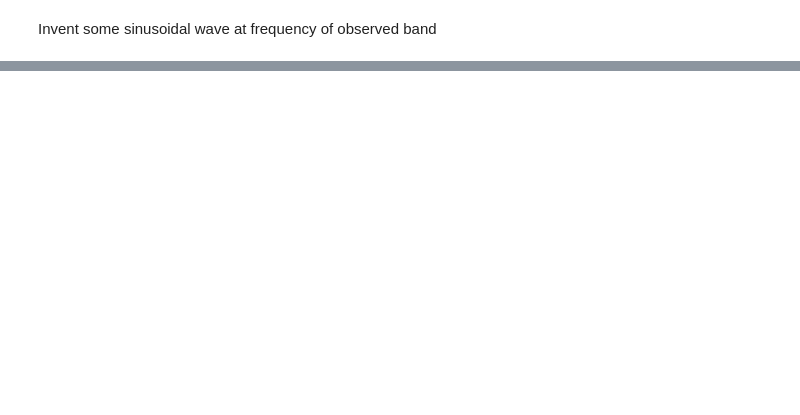
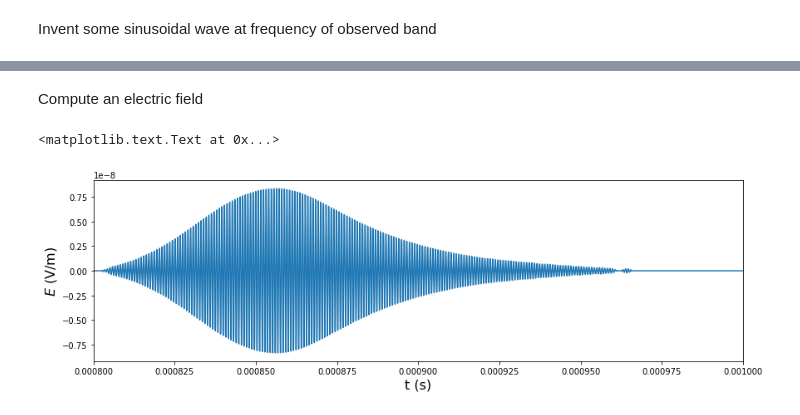
Before and after one commit to quantumfx/binary-lens, a Jupyter notebook: lens_simulation.ipynb, the cells around one changed output, grey strips where cells are left out. Saved outputs shown, nothing was run; the diff lists cells and outputs as text; code cells hidden in the pictures; blank space fills up the shorter version.

```diff
--- a/lens_simulation.ipynb
+++ b/lens_simulation.ipynb
@@ -48,0 +68,16 @@ ValueError: operands could not be broadcast together with shapes (1000,) (1600,)
+# %% [markdown]
+Compute an electric field
+# %%
+a = 109797 # rt(kg)*m/s^2/A sqrt(2*16MHz/(c*n*epsilon_0)), conversion factor between sqrt(Jansky) and E field strength assuming n=1
+b = 1e-13 # rt(kg)/s, a*b = 1.1e-8 N/C
+
+E_field = a*b*pulse*phase
+
+plt.figure(figsize=(14,4))
+plt.plot(t, E_field)
+plt.xlim(0.8e-3,1e-3)
+plt.xlabel('t (s)', fontsize=16)
+plt.ylabel(r'$E$ (V/m)', fontsize=16)
+# %% [output]
+<matplotlib.text.Text at 0x...>
+[figure, added]
```
Also changed, not shown: parts of 5 cells of this notebook, 1 other file.
